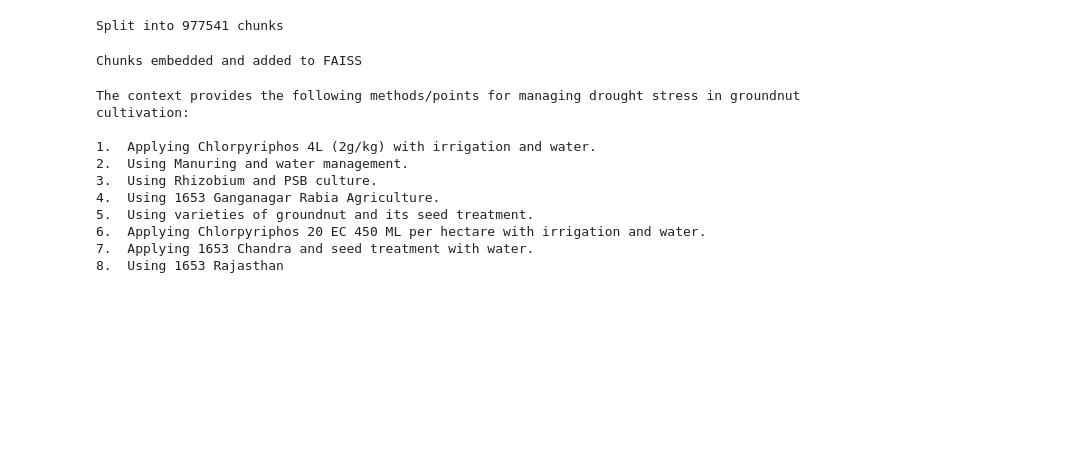
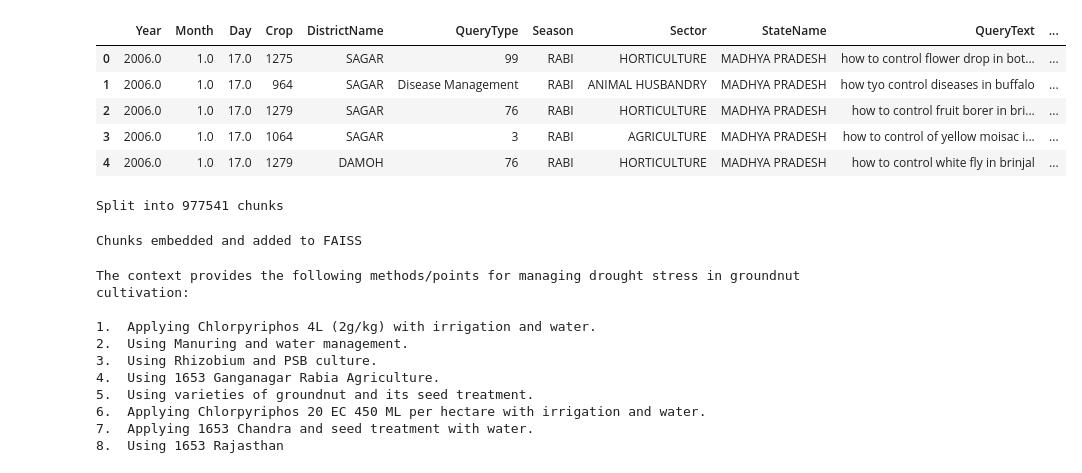
Before and after one commit to Luckshey/LucksheyPahadia_KCCQueryAssistant, a Jupyter notebook: Training_KCCQueryAssistant.ipynb, the cells around one changed output. Saved outputs shown, nothing was run; the diff lists cells and outputs as text; code cells hidden in the pictures; blank space fills up the shorter version.

```diff
--- a/Training_KCCQueryAssistant.ipynb
+++ b/Training_KCCQueryAssistant.ipynb
@@ -17,7 +38,14 @@ df.isnull()
 # %%
-def df['BlockName']
+del df['BlockName']
 del df['Category']
 df.head()
+# %% [output]
+|  | Year | Month | Day | Crop | DistrictName | QueryType | Season | Sector | StateName | QueryText | ... |
+| 0 | 2006.0 | 1.0 | 17.0 | 1275 | SAGAR | 99 | RABI | HORTICULTURE | MADHYA PRADESH | how to control flower drop in bot... | ... |
+| 1 | 2006.0 | 1.0 | 17.0 | 964 | SAGAR | Disease Management | RABI | ANIMAL HUSBANDRY | MADHYA PRADESH | how tyo control diseases in buffalo | ... |
+| 2 | 2006.0 | 1.0 | 17.0 | 1279 | SAGAR | 76 | RABI | HORTICULTURE | MADHYA PRADESH | how to control fruit borer in bri... | ... |
+| 3 | 2006.0 | 1.0 | 17.0 | 1064 | SAGAR | 3 | RABI | AGRICULTURE | MADHYA PRADESH | how to control of yellow moisac i... | ... |
+| 4 | 2006.0 | 1.0 | 17.0 | 1279 | DAMOH | 76 | RABI | HORTICULTURE | MADHYA PRADESH | how to control white fly in brinjal | ... |
 # %%
 
 def chunk_text(df, chunk_size=500, overlap=100):
```
Also changed, not shown: parts of 2 cells of this notebook.
